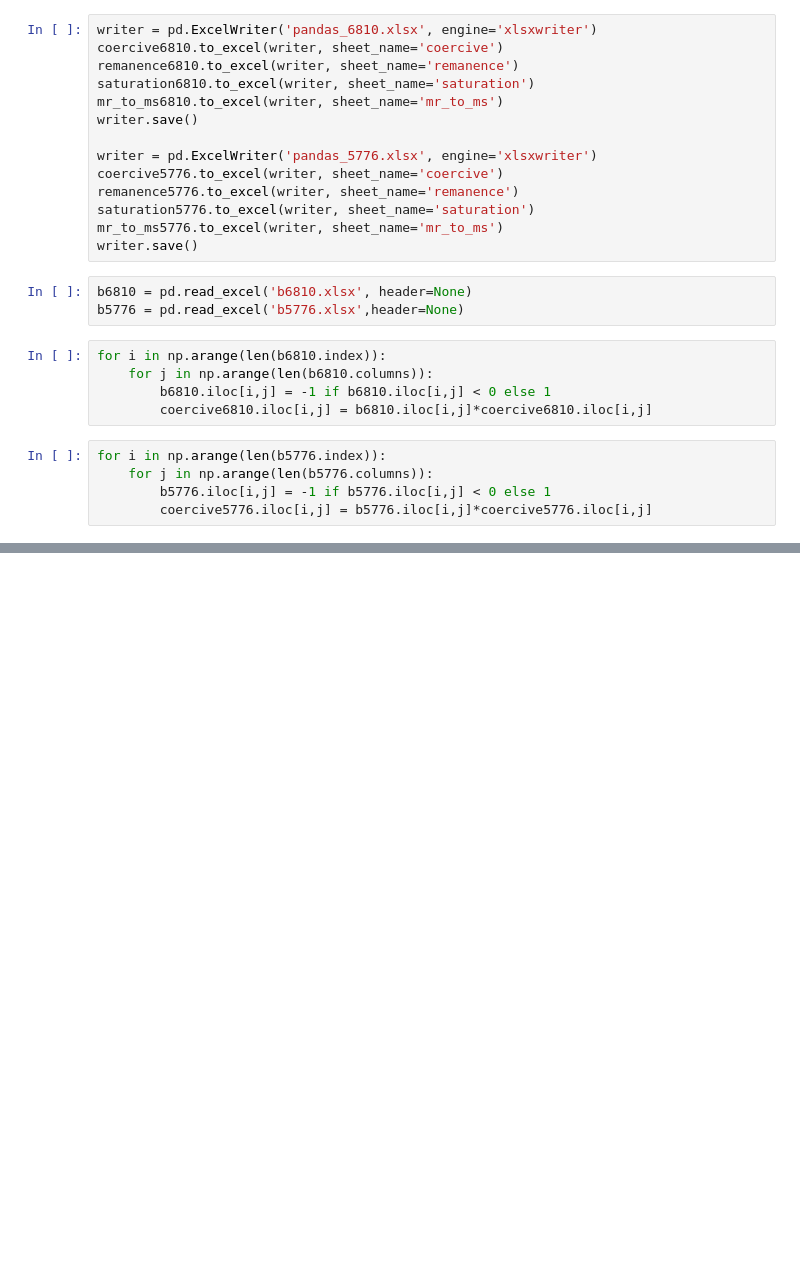
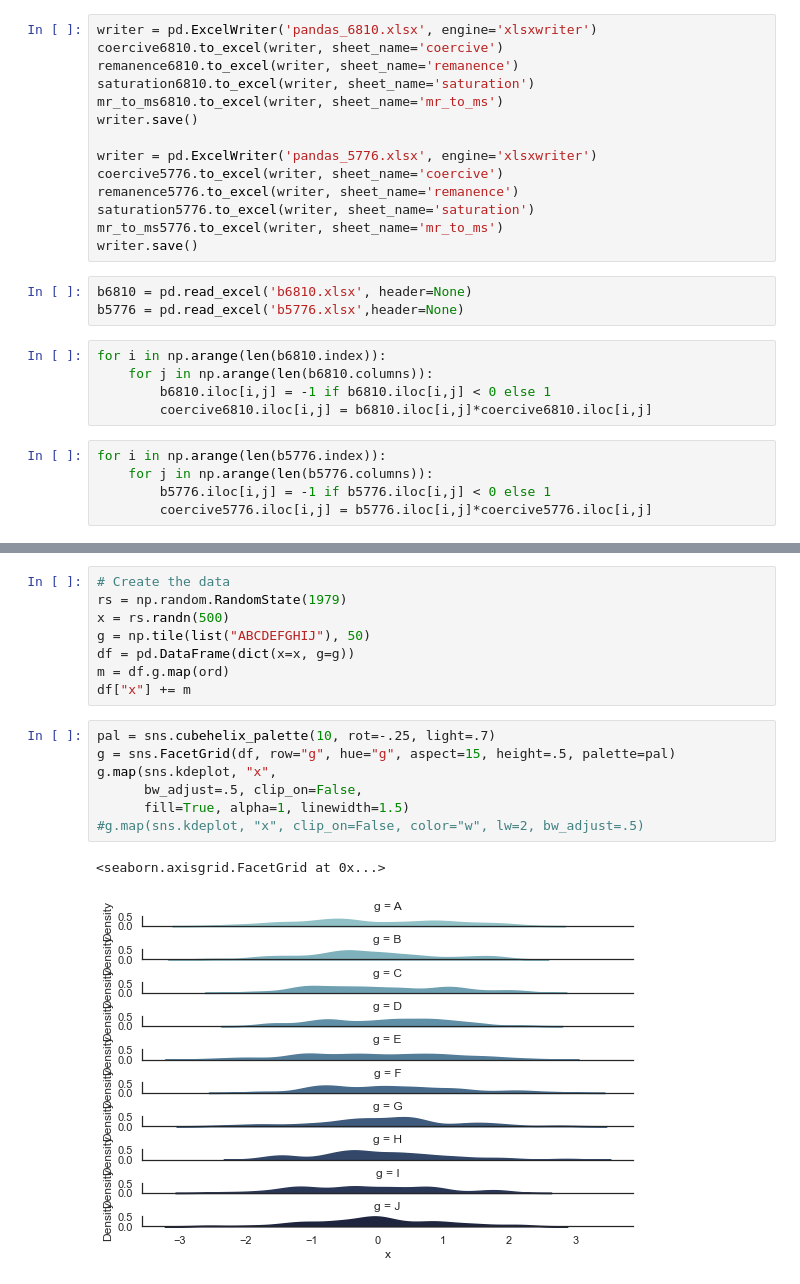
Before and after one commit to LukaszFrackowiak/PyHist, a Jupyter notebook: Pyhist.ipynb, the cells around one changed output, grey strips where cells are left out. Saved outputs shown, nothing was run; the diff lists cells and outputs as text; blank space fills up the shorter version.

```diff
--- a/Pyhist.ipynb
+++ b/Pyhist.ipynb
@@ -512,0 +543,18 @@ coercive5776
+# %%
+# Create the data
+rs = np.random.RandomState(1979)
+x = rs.randn(500)
+g = np.tile(list("ABCDEFGHIJ"), 50)
+df = pd.DataFrame(dict(x=x, g=g))
+m = df.g.map(ord)
+df["x"] += m
+# %%
+pal = sns.cubehelix_palette(10, rot=-.25, light=.7)
+g = sns.FacetGrid(df, row="g", hue="g", aspect=15, height=.5, palette=pal)
+g.map(sns.kdeplot, "x",
+      bw_adjust=.5, clip_on=False,
+      fill=True, alpha=1, linewidth=1.5)
+#g.map(sns.kdeplot, "x", clip_on=False, color="w", lw=2, bw_adjust=.5)
+# %% [output]
+<seaborn.axisgrid.FacetGrid at 0x...>
+[figure, added]
```
Also changed, not shown: parts of 23 cells of this notebook.
